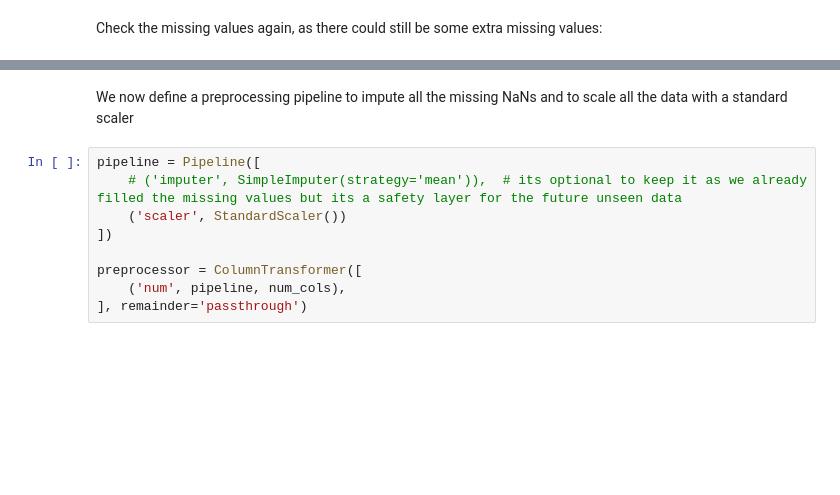
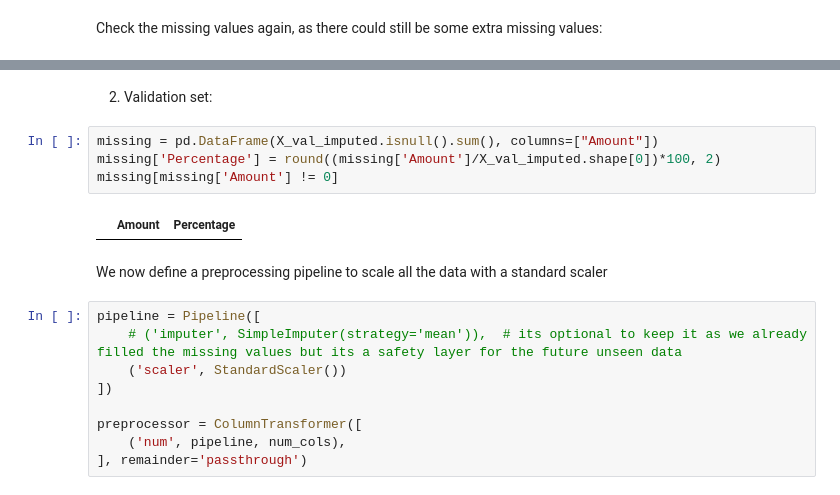
Before and after one commit to ilacosta14/Urban-Air-Pollution, a Jupyter notebook: Air_Poll.ipynb, the cells around one changed output, grey strips where cells are left out. Drawn from its saved outputs; the diff is of its cells as text; blank space fills up the shorter version.

```diff
--- a/Air_Poll.ipynb
+++ b/Air_Poll.ipynb
@@ -282,5 +456,13 @@ missing[missing['Amount'] != 0]
+# %% [markdown]
+2. Validation set:
+# %%
+missing = pd.DataFrame(X_val_imputed.isnull().sum(), columns=["Amount"])
+missing['Percentage'] = round((missing['Amount']/X_val_imputed.shape[0])*100, 2)
+missing[missing['Amount'] != 0]
+# %% [output]
+|  | Amount | Percentage |
 # %% [markdown]
-We now define a preprocessing pipeline to impute all the missing NaNs and to scale all the data with a standard scaler
+We now define a preprocessing pipeline to scale all the data with a standard scaler
 # %%
 pipeline = Pipeline([
     # ('imputer', SimpleImputer(strategy='mean')),  # its optional to keep it as we already filled the missing values but its a safety layer for the future unseen data
```
Also changed, not shown: parts of 27 cells of this notebook.
